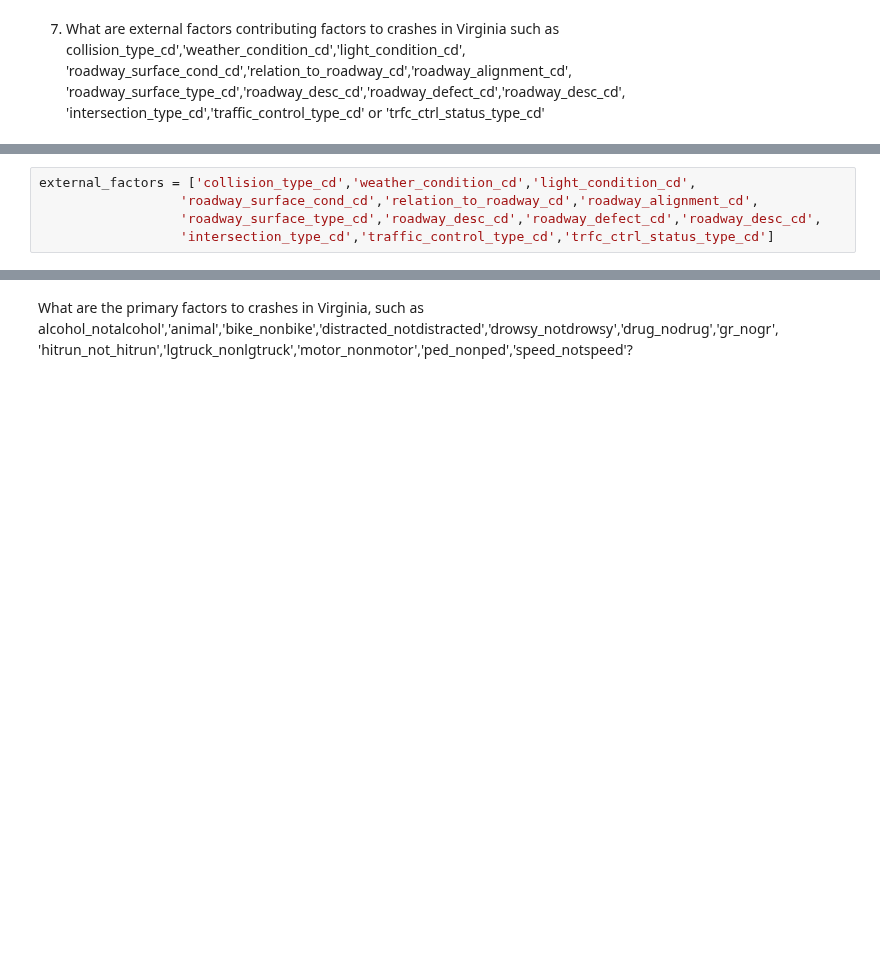
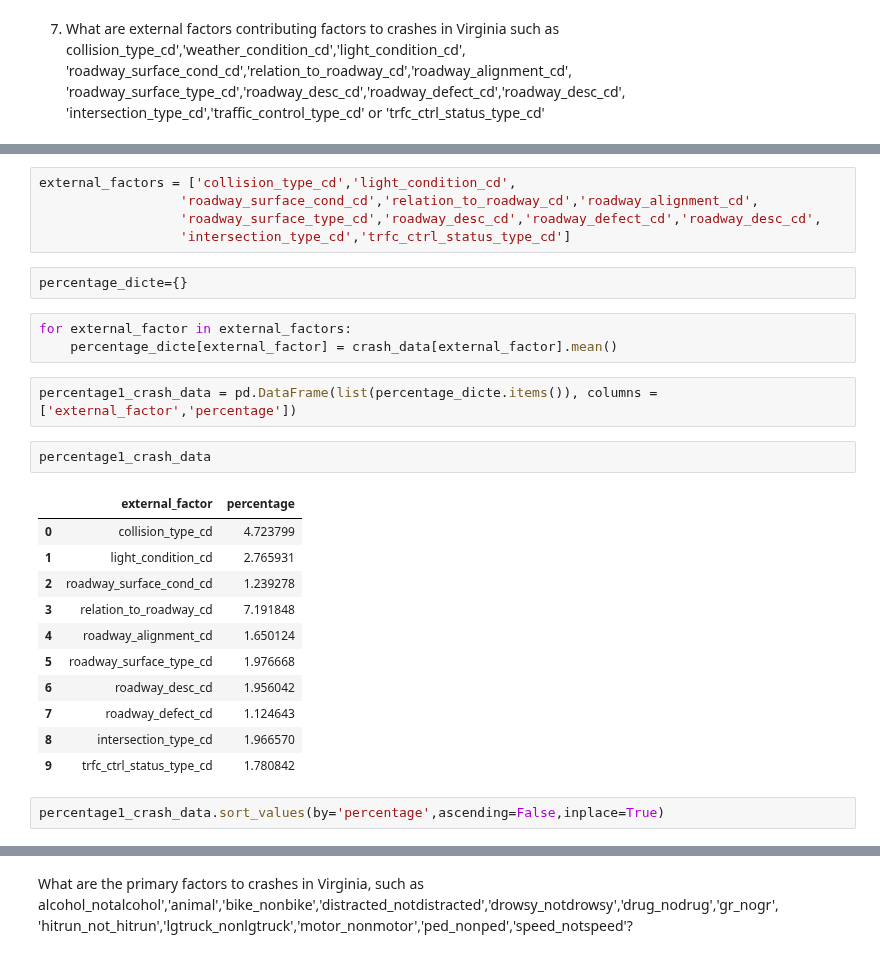
Before and after one commit to Eliab16/VDOT-crash-analysis, a Jupyter notebook: VDOT_Analysis.ipynb, the cells around one changed output, grey strips where cells are left out. Cells and saved outputs as stored; diff of their text form; blank space fills up the shorter version.

```diff
--- a/VDOT_Analysis.ipynb
+++ b/VDOT_Analysis.ipynb
@@ -300,5 +333,28 @@ crash_data['alcohol_notalcohol']
 # %%
-external_factors = ['collision_type_cd','weather_condition_cd','light_condition_cd',
+external_factors = ['collision_type_cd','light_condition_cd',
                   'roadway_surface_cond_cd','relation_to_roadway_cd','roadway_alignment_cd',
                   'roadway_surface_type_cd','roadway_desc_cd','roadway_defect_cd','roadway_desc_cd',
-                  'intersection_type_cd','traffic_control_type_cd','trfc_ctrl_status_type_cd']
+                  'intersection_type_cd','trfc_ctrl_status_type_cd']
+# %%
+percentage_dicte={}
+# %%
+for external_factor in external_factors:
+    percentage_dicte[external_factor] = crash_data[external_factor].mean()
+# %%
+percentage1_crash_data = pd.DataFrame(list(percentage_dicte.items()), columns =['external_factor','percentage'])
+# %%
+percentage1_crash_data
+# %% [output]
+|  | external_factor | percentage |
+| 0 | collision_type_cd | 4.723799 |
+| 1 | light_condition_cd | 2.765931 |
+| 2 | roadway_surface_cond_cd | 1.239278 |
+| 3 | relation_to_roadway_cd | 7.191848 |
+| 4 | roadway_alignment_cd | 1.650124 |
+| 5 | roadway_surface_type_cd | 1.976668 |
+| 6 | roadway_desc_cd | 1.956042 |
+| 7 | roadway_defect_cd | 1.124643 |
+| 8 | intersection_type_cd | 1.966570 |
+| 9 | trfc_ctrl_status_type_cd | 1.780842 |
+# %%
+percentage1_crash_data.sort_values(by='percentage',ascending=False,inplace=True)
```
Also changed, not shown: parts of 5 cells of this notebook.
